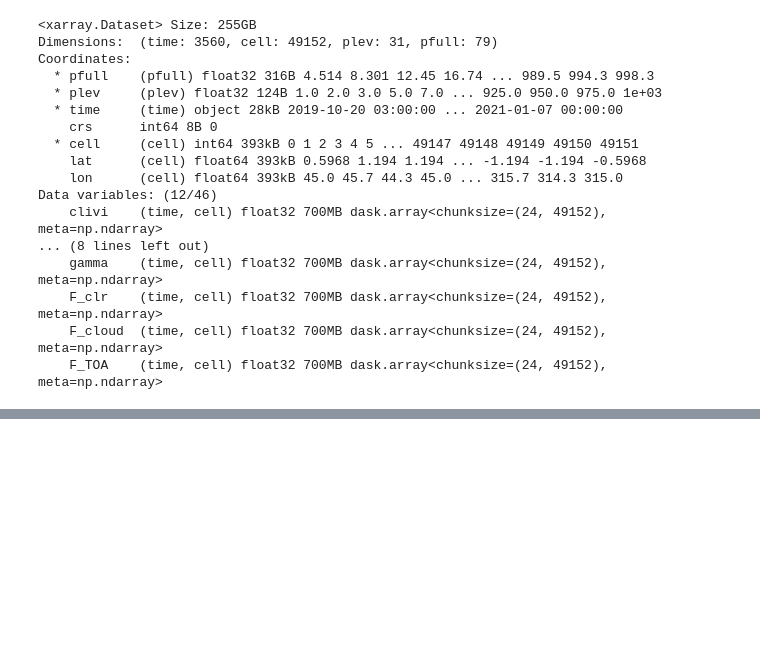
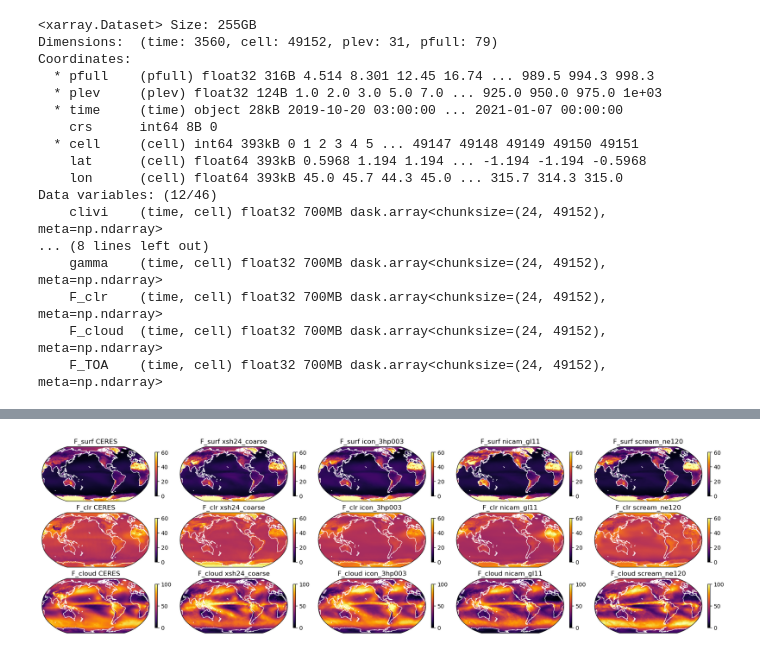
Before and after one commit to claresinger/hk25-teams, a Jupyter notebook: hk25-AlbedoSym/Cru23_decomp_xshield_ceres.ipynb, the cells around one changed output, grey strips where cells are left out. Cells and saved outputs as stored; diff of their text form; code cells hidden in the pictures; blank space fills up the shorter version.

Commit message:
add other models with clear-sky fluxes to ceres cru23 comparison

```diff
--- a/hk25-AlbedoSym/Cru23_decomp_xshield_ceres.ipynb
+++ b/hk25-AlbedoSym/Cru23_decomp_xshield_ceres.ipynb
@@ -173,0 +197,3 @@ Data variables: (12/46)
+# %%
+icon_Cru23 = do_Crueger23_decomp(icon)
+icon_Cru23
@@ -173,0 +218,3 @@ Data variables: (12/46)
+# %%
+nicam_Cru23 = do_Crueger23_decomp(nicam)
+nicam_Cru23
@@ -218,0 +276,39 @@ plt.show()
+# %%
+shield_Cru23_clim = shield_Cru23.groupby("time.month").mean("time")[["F_surf","F_clr","F_cloud"]].load()
+icon_Cru23_clim = icon_Cru23.groupby("time.month").mean("time").load()
+nicam_Cru23_clim = nicam_Cru23.groupby("time.month").mean("time").load()
+scream_Cru23_clim = scream_Cru23.groupby("time.month").mean("time")[["F_surf","F_clr","F_cloud"]].load()
+
+ceres_clim = ceres.groupby("time.month").mean("time")[["F_surf","F_clr","F_cloud"]].load()
+
+# ceres_clim
+# %%
+model_dict = {
+    "xsh24_coarse":shield_Cru23_clim,
+    "icon_3hp003":icon_Cru23_clim,
+    "nicam_gl11":nicam_Cru23_clim,
+    "scream_ne120":scream_Cru23_clim,
+}
+ncol = len(model_dict.keys())+1
+# %%
+projection = ccrs.Robinson(central_longitude=-135.5808361)
+fig, axes = plt.subplots(3,ncol,figsize=(3.5*ncol,5),constrained_layout=True,subplot_kw={"projection": projection})
+v = ["F_surf","F_clr","F_cloud"]
+vmax = [60, 60, 100]
+
+
+for i in range(3):
+    ax = axes[i,0]
+    worldmap(ceres_clim[v[i]].mean(dim="month"), ax=ax, cmap="inferno", vmin=0, vmax=vmax[i])
+    ax.set_title(v[i]+" CERES")
+
+    for j,model_name in enumerate(model_dict.keys()):
+        ax = axes[i,j+1]
+        worldmap(model_dict[model_name][v[i]].mean(dim="month"), ax=ax,
+                 cmap="inferno", vmin=0, vmax=vmax[i])
+        ax.set_title(v[i]+" "+model_name)
+
+plt.savefig("Cru23_maps.png",dpi=200,bbox_inches="tight")
+plt.show()
+# %% [output]
+[figure, added]
```
Also changed, not shown: parts of 10 cells of this notebook, 1 other file.
